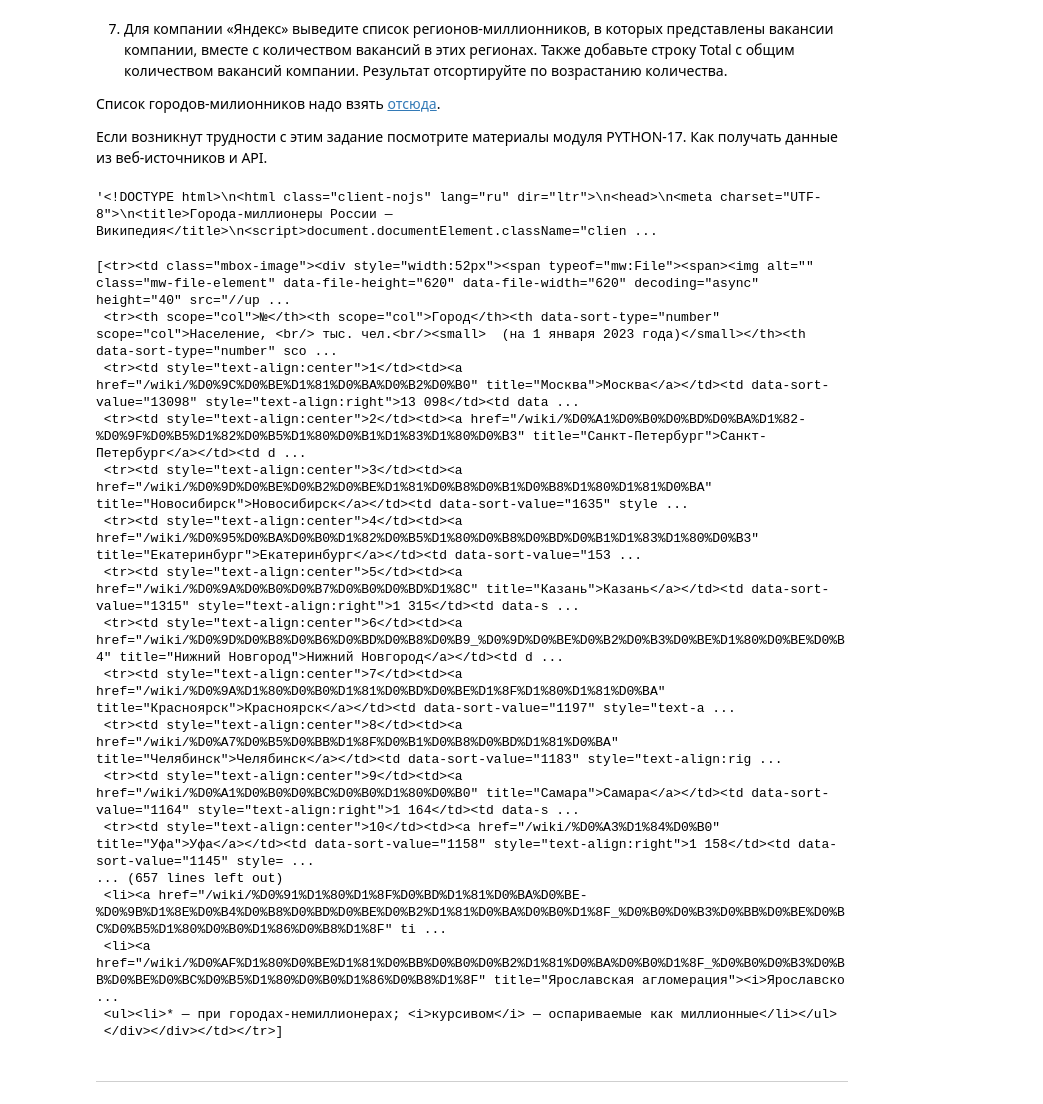
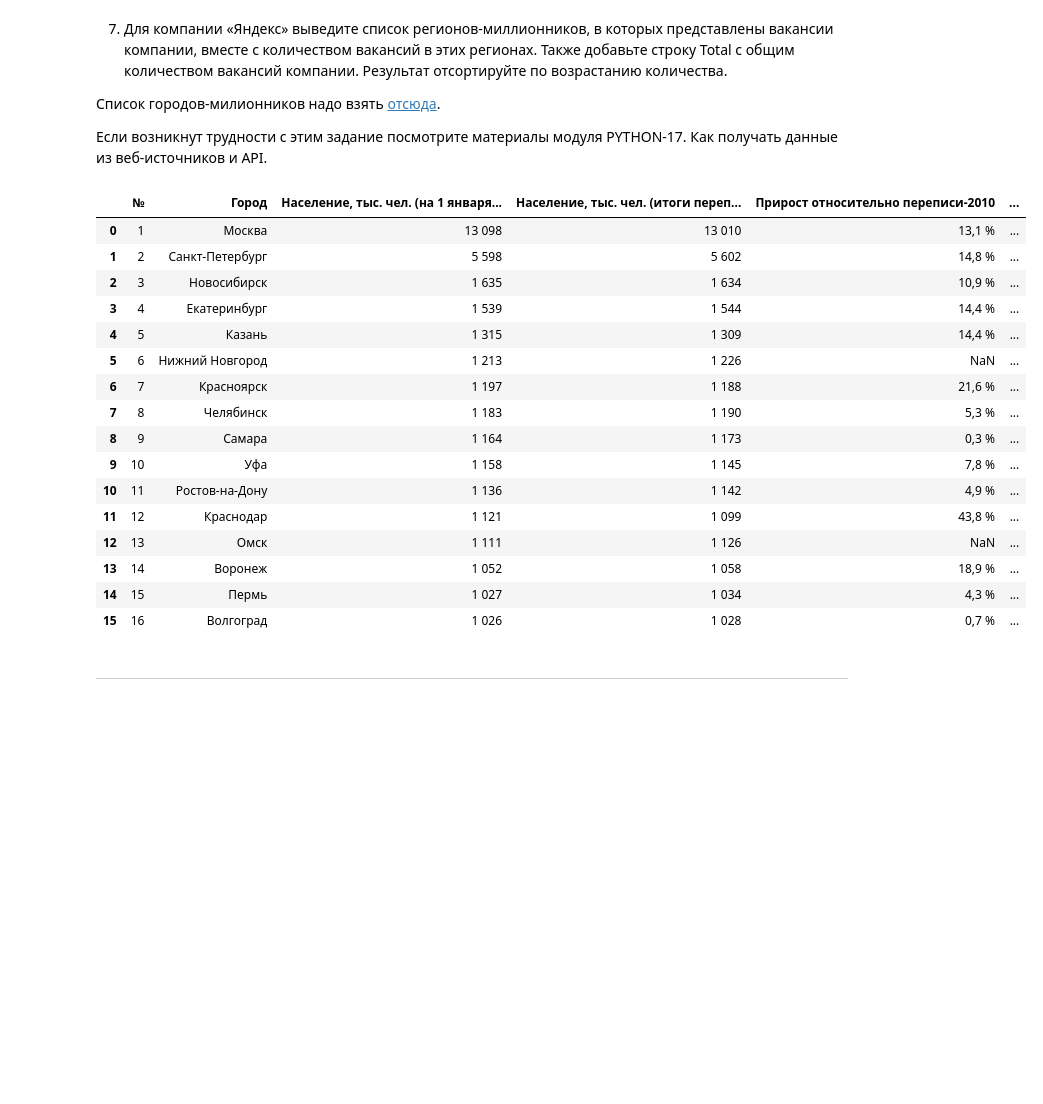
Before and after one commit to SudarickovIlya/SF_DS_Ilya, a Jupyter notebook: Project_2 (sql)/Project_2_Ноутбук_шаблон.ipynb, the cells around one changed output. Cells and saved outputs as stored; diff of their text form; code cells hidden in the pictures; blank space fills up the shorter version.

```diff
--- a/Project_2 (sql)/Project_2_Ноутбук_шаблон.ipynb
+++ b/Project_2 (sql)/Project_2_Ноутбук_шаблон.ipynb
@@ -504,37 +504,36 @@ print()
 Список городов-милионников надо взять [отсюда](https://ru.wikipedia.org/wiki/%D0%93%D0%BE%D1%80%D0%BE%D0%B4%D0%B0-%D0%BC%D0%B8%D0%BB%D0%BB%D0%B8%D0%BE%D0%BD%D0%B5%D1%80%D1%8B_%D0%A0%D0%BE%D1%81%D1%81%D0%B8%D0%B8).
 
 Если возникнут трудности с этим задание посмотрите материалы модуля  PYTHON-17. Как получать данные из веб-источников и API.
-# %%
-# код для получения списка городов-милионников
-import requests
-import xml.etree.ElementTree as ET
-from pprint import pprint
-from bs4 import BeautifulSoup
-
-response =requests.get('https://ru.wikipedia.org/wiki/%D0%93%D0%BE%D1%80%D0%BE%D0%B4%D0%B0-%D0%BC%D0%B8%D0%BB%D0%BB%D0%B8%D0%BE%D0%BD%D0%B5%D1%80%D1%8B_%D0%A0%D0%BE%D1%81%D1%81%D0%B8%D0%B8#%D0%93%D0%BE%D1%80%D0%BE%D0%B4%D0%B0-%D0%BC%D0%B8%D0%BB%D0%BB%D0%B8%D0%BE%D0%BD%D0%B5%D1%80%D1%8B_%D0%B2_%D1%81%D0%BE%D0%B2%D1%80%D0%B5%D0%BC%D0%B5%D0%BD%D0%BD%D0%BE%D0%B9_%D0%A0%D0%BE%D1%81%D1%81%D0%B8%D0%B8')
-display(response.text)
-
-page = BeautifulSoup(response.text, 'html.parser')
-display(page.findAll('tr'))
-# %% [output]
-'<!DOCTYPE html>\n<html class="client-nojs" lang="ru" dir="ltr">\n<head>\n<meta charset="UTF-8">\n<title>Города-миллионеры России — Википедия</title>\n<script>document.documentElement.className="clien ...
-[<tr><td class="mbox-image"><div style="width:52px"><span typeof="mw:File"><span><img alt="" class="mw-file-element" data-file-height="620" data-file-width="620" decoding="async" height="40" src="//up ...
- <tr><th scope="col">№</th><th scope="col">Город</th><th data-sort-type="number" scope="col">Население, <br/> тыс. чел.<br/><small>  (на 1 января 2023 года)</small></th><th data-sort-type="number" sco ...
- <tr><td style="text-align:center">1</td><td><a href="/wiki/%D0%9C%D0%BE%D1%81%D0%BA%D0%B2%D0%B0" title="Москва">Москва</a></td><td data-sort-value="13098" style="text-align:right">13 098</td><td data ...
- <tr><td style="text-align:center">2</td><td><a href="/wiki/%D0%A1%D0%B0%D0%BD%D0%BA%D1%82-%D0%9F%D0%B5%D1%82%D0%B5%D1%80%D0%B1%D1%83%D1%80%D0%B3" title="Санкт-Петербург">Санкт-Петербург</a></td><td d ...
- <tr><td style="text-align:center">3</td><td><a href="/wiki/%D0%9D%D0%BE%D0%B2%D0%BE%D1%81%D0%B8%D0%B1%D0%B8%D1%80%D1%81%D0%BA" title="Новосибирск">Новосибирск</a></td><td data-sort-value="1635" style ...
- <tr><td style="text-align:center">4</td><td><a href="/wiki/%D0%95%D0%BA%D0%B0%D1%82%D0%B5%D1%80%D0%B8%D0%BD%D0%B1%D1%83%D1%80%D0%B3" title="Екатеринбург">Екатеринбург</a></td><td data-sort-value="153 ...
- <tr><td style="text-align:center">5</td><td><a href="/wiki/%D0%9A%D0%B0%D0%B7%D0%B0%D0%BD%D1%8C" title="Казань">Казань</a></td><td data-sort-value="1315" style="text-align:right">1 315</td><td data-s ...
- <tr><td style="text-align:center">6</td><td><a href="/wiki/%D0%9D%D0%B8%D0%B6%D0%BD%D0%B8%D0%B9_%D0%9D%D0%BE%D0%B2%D0%B3%D0%BE%D1%80%D0%BE%D0%B4" title="Нижний Новгород">Нижний Новгород</a></td><td d ...
- <tr><td style="text-align:center">7</td><td><a href="/wiki/%D0%9A%D1%80%D0%B0%D1%81%D0%BD%D0%BE%D1%8F%D1%80%D1%81%D0%BA" title="Красноярск">Красноярск</a></td><td data-sort-value="1197" style="text-a ...
- <tr><td style="text-align:center">8</td><td><a href="/wiki/%D0%A7%D0%B5%D0%BB%D1%8F%D0%B1%D0%B8%D0%BD%D1%81%D0%BA" title="Челябинск">Челябинск</a></td><td data-sort-value="1183" style="text-align:rig ...
- <tr><td style="text-align:center">9</td><td><a href="/wiki/%D0%A1%D0%B0%D0%BC%D0%B0%D1%80%D0%B0" title="Самара">Самара</a></td><td data-sort-value="1164" style="text-align:right">1 164</td><td data-s ...
- <tr><td style="text-align:center">10</td><td><a href="/wiki/%D0%A3%D1%84%D0%B0" title="Уфа">Уфа</a></td><td data-sort-value="1158" style="text-align:right">1 158</td><td data-sort-value="1145" style= ...
-... (657 lines left out)
- <li><a href="/wiki/%D0%91%D1%80%D1%8F%D0%BD%D1%81%D0%BA%D0%BE-%D0%9B%D1%8E%D0%B4%D0%B8%D0%BD%D0%BE%D0%B2%D1%81%D0%BA%D0%B0%D1%8F_%D0%B0%D0%B3%D0%BB%D0%BE%D0%BC%D0%B5%D1%80%D0%B0%D1%86%D0%B8%D1%8F" ti ...
- <li><a href="/wiki/%D0%AF%D1%80%D0%BE%D1%81%D0%BB%D0%B0%D0%B2%D1%81%D0%BA%D0%B0%D1%8F_%D0%B0%D0%B3%D0%BB%D0%BE%D0%BC%D0%B5%D1%80%D0%B0%D1%86%D0%B8%D1%8F" title="Ярославская агломерация"><i>Ярославско ...
- <ul><li>* — при городах-немиллионерах; <i>курсивом</i> — оспариваемые как миллионные</li></ul>
- </div></div></td></tr>]
+# %%
+# Код для получения списка городов
+# Импортируем библиотеку Urllib
+from urllib.parse import quote_plus
+
+# Парсим страницу из википедии и переводим таблицы в формат строк
+page = quote_plus('https://ru.wikipedia.org/wiki/Города-миллионеры_России', safe=':/')
+tables = pd.read_html(page)
+
+# Сохраняем нужную таблицу в формате DataFrame
+millionaires = tables[1]
+display(millionaires)
+# %% [output]
+|  | № | Город | Население, тыс. чел. (на 1 января... | Население, тыс. чел. (итоги переп... | Прирост относительно переписи-2010 | ... |
+| 0 | 1 | Москва | 13 098 | 13 010 | 13,1 % | ... |
+| 1 | 2 | Санкт-Петербург | 5 598 | 5 602 | 14,8 % | ... |
+| 2 | 3 | Новосибирск | 1 635 | 1 634 | 10,9 % | ... |
+| 3 | 4 | Екатеринбург | 1 539 | 1 544 | 14,4 % | ... |
+| 4 | 5 | Казань | 1 315 | 1 309 | 14,4 % | ... |
+| 5 | 6 | Нижний Новгород | 1 213 | 1 226 | NaN | ... |
+| 6 | 7 | Красноярск | 1 197 | 1 188 | 21,6 % | ... |
+| 7 | 8 | Челябинск | 1 183 | 1 190 | 5,3 % | ... |
+| 8 | 9 | Самара | 1 164 | 1 173 | 0,3 % | ... |
+| 9 | 10 | Уфа | 1 158 | 1 145 | 7,8 % | ... |
+| 10 | 11 | Ростов-на-Дону | 1 136 | 1 142 | 4,9 % | ... |
+| 11 | 12 | Краснодар | 1 121 | 1 099 | 43,8 % | ... |
+| 12 | 13 | Омск | 1 111 | 1 126 | NaN | ... |
+| 13 | 14 | Воронеж | 1 052 | 1 058 | 18,9 % | ... |
+| 14 | 15 | Пермь | 1 027 | 1 034 | 4,3 % | ... |
+| 15 | 16 | Волгоград | 1 026 | 1 028 | 0,7 % | ... |
 # %%
 # текст запроса
 # %%
```
Also changed, not shown: parts of 1 cell of this notebook, 1 other file.
